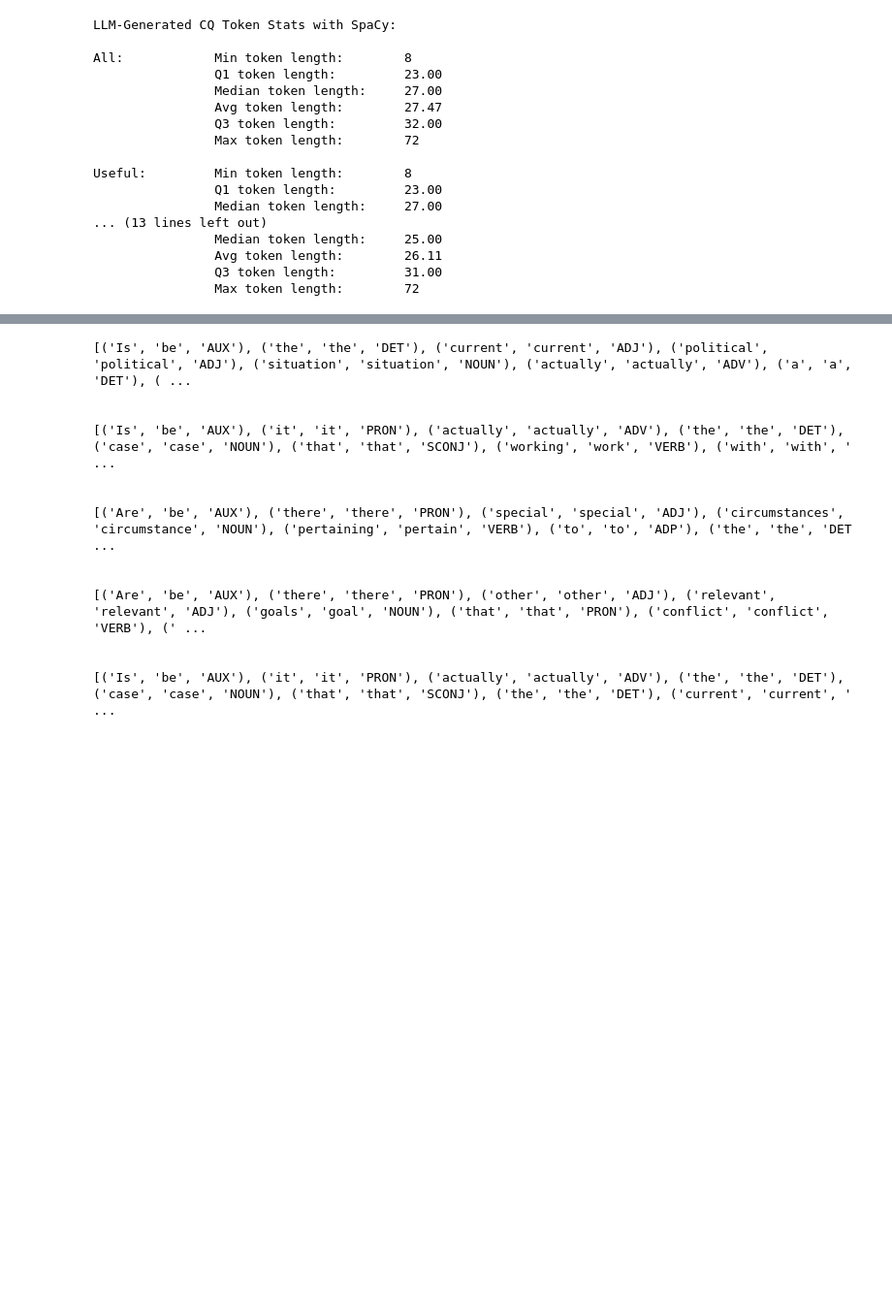
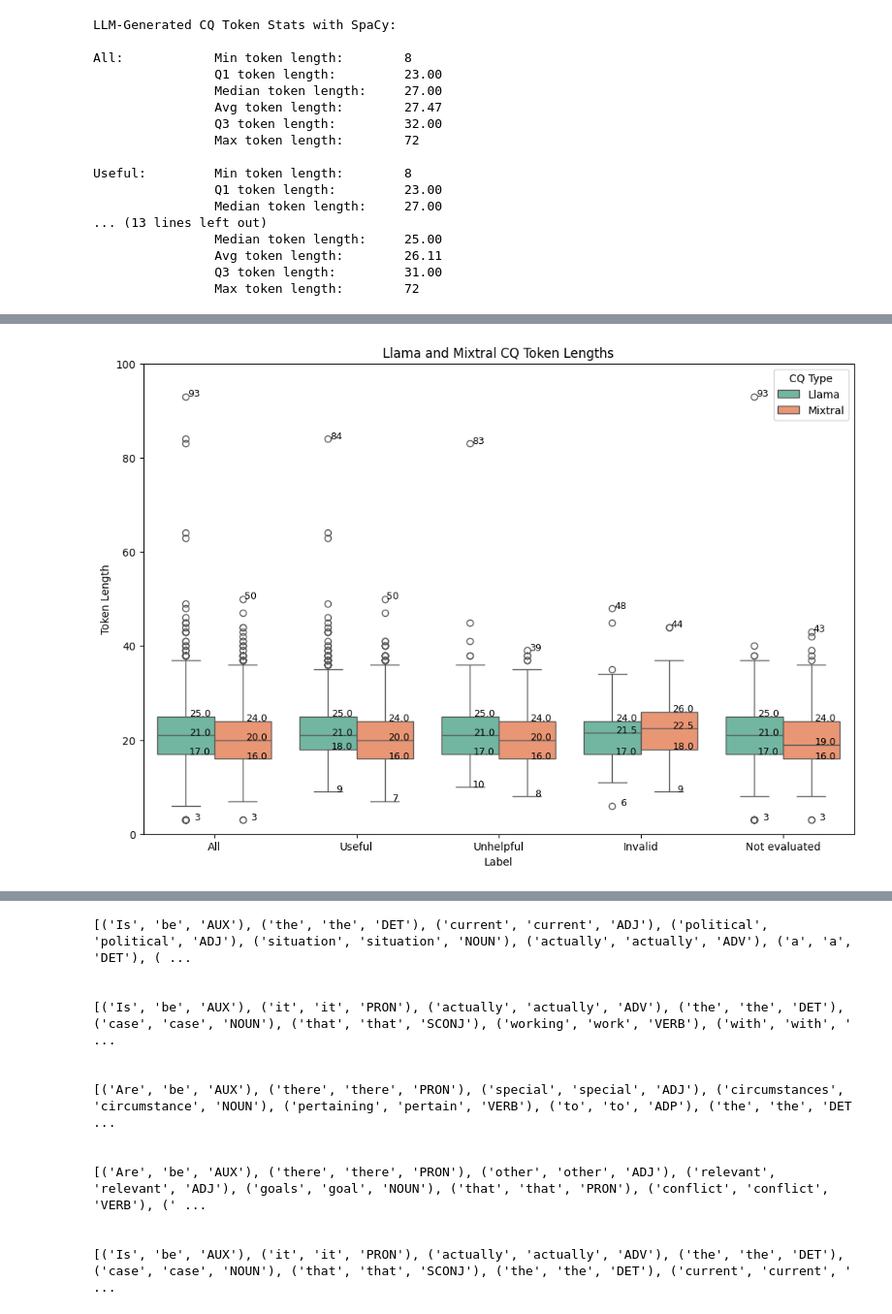
Before and after one commit to Ggenoni/ArgMining, a Jupyter notebook: validation_stats.ipynb, the cells around one changed output, grey strips where cells are left out. Shown at 97% size. Saved outputs shown, nothing was run; the diff lists cells and outputs as text; code cells hidden in the pictures; blank space fills up the shorter version.

```diff
--- a/validation_stats.ipynb
+++ b/validation_stats.ipynb
@@ -926,0 +928,3 @@ plt.show()
+# %%
+files = ! ls
+files
@@ -926,0 +944,6 @@ plt.show()
+# %%
+file_names = []
+for _file in files[:-2]:
+  name = _file.split("-modified")[0]
+  file_names.append(name)
+  print(name)
@@ -926,0 +961,5 @@ plt.show()
+# %%
+results_dict = {}
+for name, _file in zip(file_names, files[:-2]):
+    with open(_file, "r") as f:
+        results_dict[name] = json.load(f)
@@ -926,0 +1141,46 @@ plt.show()
+# %%
+data = [
+    (llama_token_lengths, "All", "Llama"),
+    (llama_useful_token_lengths, "Useful", "Llama"),
+    (llama_unhelpful_token_lengths, "Unhelpful", "Llama"),
+    (llama_invalid_token_lengths, "Invalid", "Llama"),
+    (llama_not_evaluated_token_lengths, "Not evaluated", "Llama"),
+    (mixtral_token_lengths, "All", "Mixtral"),
+    (mixtral_useful_token_lengths, "Useful", "Mixtral"),
+    (mixtral_unhelpful_token_lengths, "Unhelpful", "Mixtral"),
+    (mixtral_invalid_token_lengths, "Invalid", "Mixtral"),
+    (mixtral_not_evaluated_token_lengths, "Not evaluated", "Mixtral"),
+]
+
+df = pd.DataFrame(
+    [(length, category, source) for lengths, category, source in data for length in lengths],
+    columns=["Token Length", "Category", "Source"]
+)
+
+plt.figure(figsize=(12, 8))
+ax = sns.boxplot(x="Category", y="Token Length", hue="Source", data=df, palette="Set2")
+
+for i, (token_lengths, category, source) in enumerate(data):
+    q1 = np.percentile(token_lengths, 25)
+    median = np.median(token_lengths)
+    q3 = np.percentile(token_lengths, 75)
+    min_val = np.min(token_lengths)
+    max_val = np.max(token_lengths)
+
+    x_pos = i % 5 - (-0.3 if source == "Mixtral" else 0.1)
+
+    ax.text(x_pos, min_val, f"{min_val}", horizontalalignment='right', size=9)
+    ax.text(x_pos, q1, f"{q1:.1f}", horizontalalignment='center', size=9)
+    ax.text(x_pos, median, f"{median:.1f}", horizontalalignment='center', size=9)
+    ax.text(x_pos, q3, f"{q3:.1f}", horizontalalignment='center', size=9)
+    ax.text(x_pos, max_val, f"{max_val}", horizontalalignment='right', size=9)
+
+plt.title("Llama and Mixtral CQ Token Lengths")
+plt.xlabel("Label")
+plt.ylabel("Token Length")
+plt.legend(title="CQ Type")
+plt.ylim(0, 100)
+
+plt.show()
+# %% [output]
+[figure, added]
```
Also changed, not shown: parts of 8 cells of this notebook.
